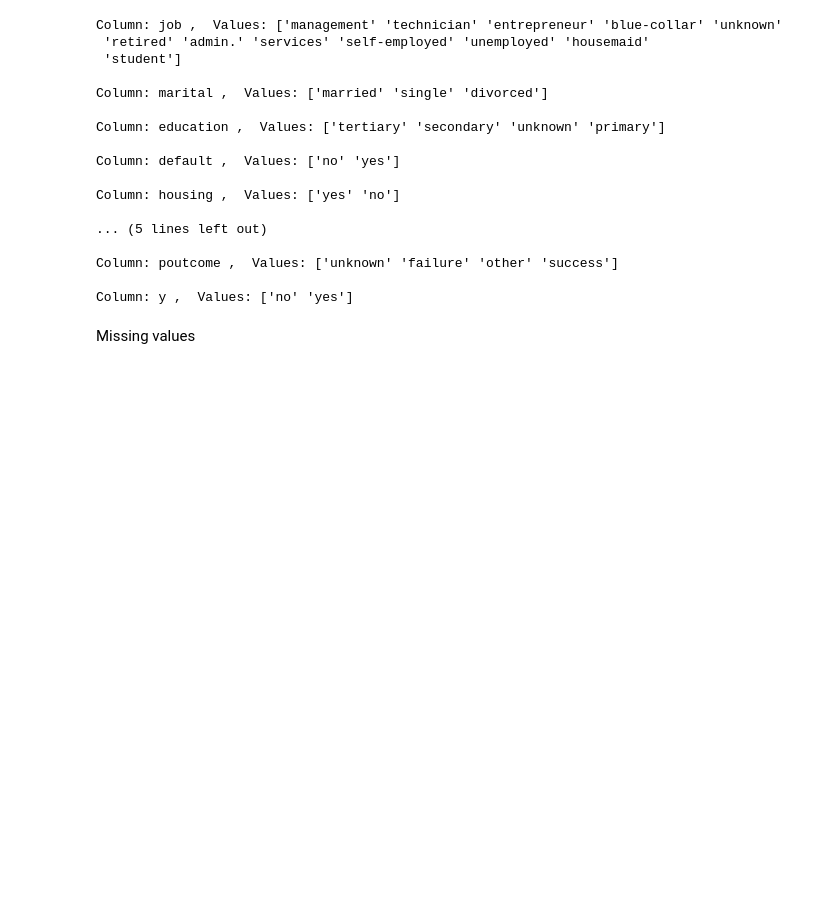
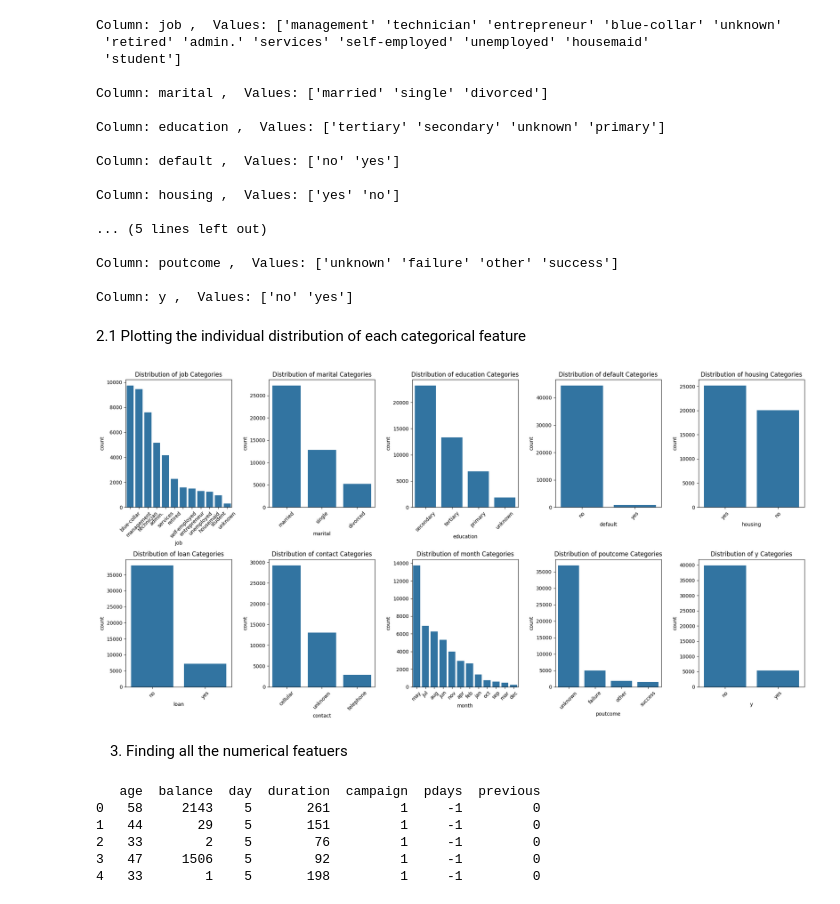
Before and after one commit to VirunaVidaswin/Machine-Learning, a Jupyter notebook: Machine_Learning.ipynb, the cells around one changed output. Cells and saved outputs as stored; diff of their text form; code cells hidden in the pictures; blank space fills up the shorter version.

```diff
--- a/Machine_Learning.ipynb
+++ b/Machine_Learning.ipynb
@@ -57,5 +67,33 @@ Column: housing ,  Values: ['yes' 'no']
 Column: poutcome ,  Values: ['unknown' 'failure' 'other' 'success']
 
 Column: y ,  Values: ['no' 'yes']
-# %% [markdown]
-Missing values
+# %% [markdown]
+2.1 Plotting the individual distribution of each categorical feature
+# %%
+categorical_columns = ['job', 'marital', 'education', 'default', 'housing', 'loan',
+                       'contact', 'month', 'poutcome', 'y']
+
+fig, axes = plt.subplots(nrows=2, ncols=5, figsize=(20, 10))
+axes = axes.flatten() # to make@d arr to 1D
+
+for i, col in enumerate(categorical_columns):
+    sns.countplot(x=col, data=df, order=df[col].value_counts().index, ax=axes[i])
+    axes[i].set_title(f'Distribution of {col} Categories')
+    axes[i].tick_params(axis='x', rotation=45)
+
+plt.tight_layout()
+plt.show()
+# %% [output]
+[figure, added]
+# %% [markdown]
+3. Finding all the numerical featuers
+# %%
+num_features = df.select_dtypes(include=[np.number])
+print(num_features.head())
+# %% [output]
+   age  balance  day  duration  campaign  pdays  previous
+0   58     2143    5       261         1     -1         0
+1   44       29    5       151         1     -1         0
+2   33        2    5        76         1     -1         0
+3   47     1506    5        92         1     -1         0
+4   33        1    5       198         1     -1         0
```
Also changed, not shown: parts of 32 cells of this notebook.
